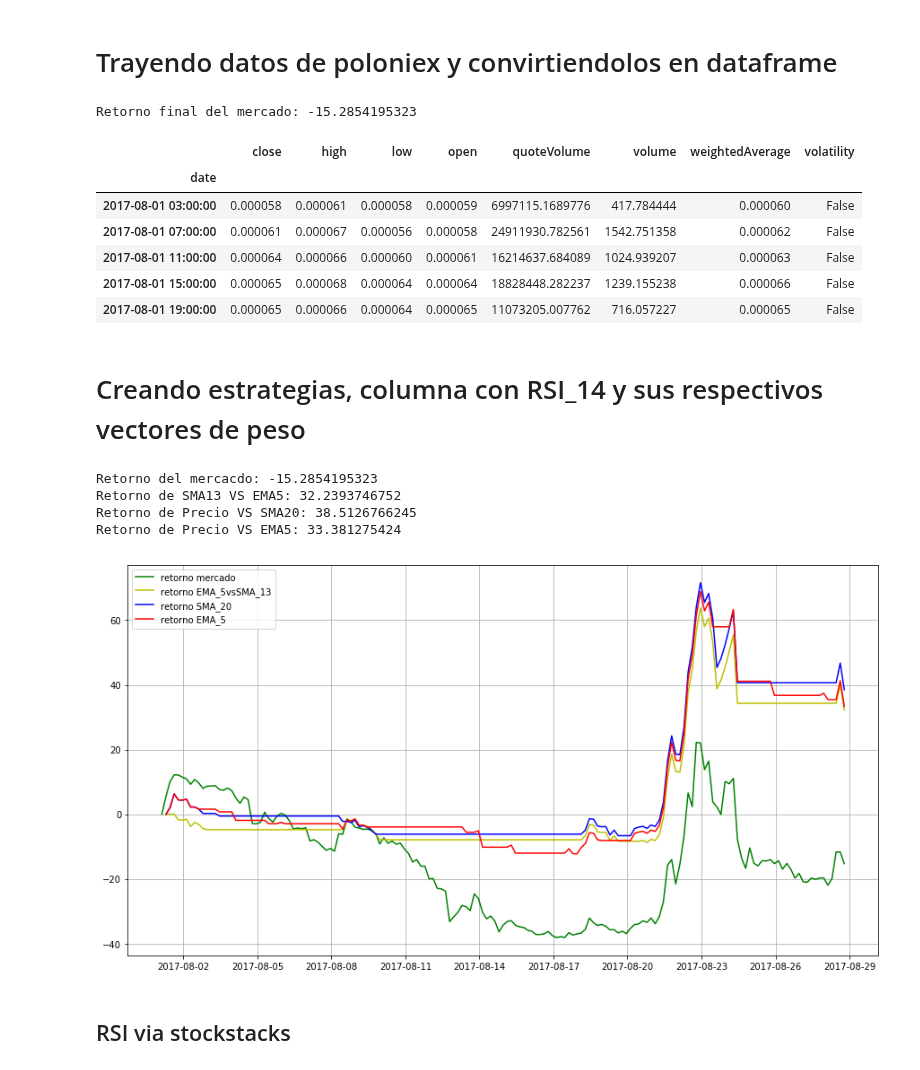
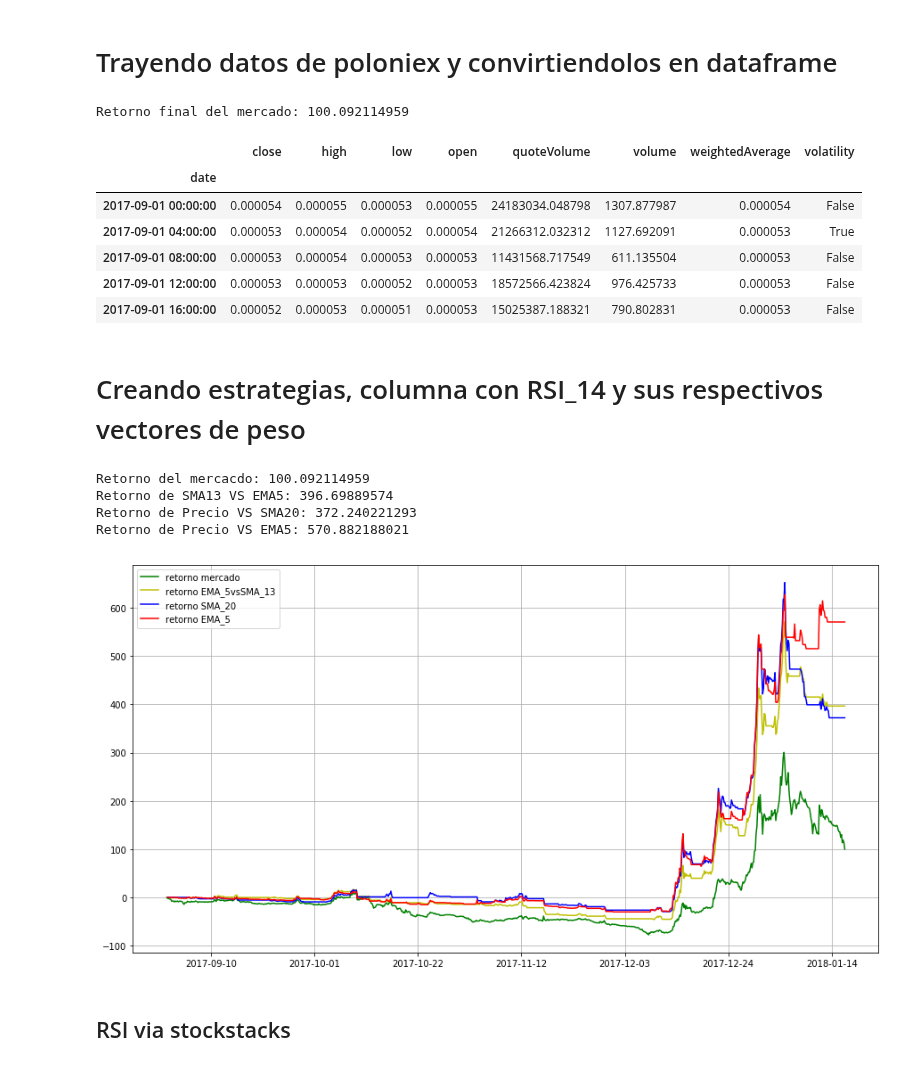
Before and after one commit to ADCryptoSolutions/adcb, a Jupyter notebook: ML strategy.ipynb, the cells around one changed output. Saved outputs shown, nothing was run; the diff lists cells and outputs as text; code cells hidden in the pictures.

```diff
--- a/ML strategy.ipynb
+++ b/ML strategy.ipynb
@@ -4,41 +4,41 @@
 import pandas as pd
 import pylab as plt
 from tusp import string2ts, ts2string
 from bot import prepareData,marketReturn
 import numpy as np
 %matplotlib inline
 plt.rcParams['figure.figsize'] = 15, 8
 
 # trayendo y preparando datos
 df  = prepareData(pair="BTC_XRP",
-                  start=string2ts("2017-10-01 00:00:00"),
-                  end=string2ts("2017-09-01 00:00:00"),
+                  start=string2ts("2017-09-01 00:00:00"),
+                  end=string2ts("2018-02-01 00:00:00"),
                   period=3600*4)
 """
 # calculando el retorno del mercado hasta el 4 quitil y del ultimo quintil
 df_train = df.loc["2014-09-10 00:00:00":"2017-06-01 00:00:00",:]
 df_test = df.loc["2017-06-01 00:00:00":"2017-09-01 00:00:00",:]
 """
 per = 0.9
 cum_return1 = marketReturn(df[:int(len(df)*per)]["close"])
 cum_return2 = marketReturn(df[int(len(df)*per):]["close"])
 #cum_return1 = marketReturn(df_train)
 #cum_return2 = marketReturn(df_test)
 
 marketReturn = cum_return1[-1]*100
 marketReturn2 = cum_return2[-1]*100
 
 print "Retorno final del mercado: %s"%(marketReturn)
 df.head()
 # %% [output]
-Retorno final del mercado: -15.2854195323
+Retorno final del mercado: 100.092114959
 |  | close | high | low | open | quoteVolume | volume | weightedAverage | volatility |
 | date |  |  |  |  |  |  |  |  |
-| 2017-08-01 03:00:00 | 0.000058 | 0.000061 | 0.000058 | 0.000059 | 6997115.1689776 | 417.784444 | 0.000060 | False |
-| 2017-08-01 07:00:00 | 0.000061 | 0.000067 | 0.000056 | 0.000058 | 24911930.782561 | 1542.751358 | 0.000062 | False |
-| 2017-08-01 11:00:00 | 0.000064 | 0.000066 | 0.000060 | 0.000061 | 16214637.684089 | 1024.939207 | 0.000063 | False |
-| 2017-08-01 15:00:00 | 0.000065 | 0.000068 | 0.000064 | 0.000064 | 18828448.282237 | 1239.155238 | 0.000066 | False |
-| 2017-08-01 19:00:00 | 0.000065 | 0.000066 | 0.000064 | 0.000065 | 11073205.007762 | 716.057227 | 0.000065 | False |
+| 2017-09-01 00:00:00 | 0.000054 | 0.000055 | 0.000053 | 0.000055 | 24183034.048798 | 1307.877987 | 0.000054 | False |
+| 2017-09-01 04:00:00 | 0.000053 | 0.000054 | 0.000052 | 0.000054 | 21266312.032312 | 1127.692091 | 0.000053 | True |
+| 2017-09-01 08:00:00 | 0.000053 | 0.000054 | 0.000053 | 0.000053 | 11431568.717549 | 611.135504 | 0.000053 | False |
+| 2017-09-01 12:00:00 | 0.000053 | 0.000053 | 0.000052 | 0.000053 | 18572566.423824 | 976.425733 | 0.000053 | False |
+| 2017-09-01 16:00:00 | 0.000052 | 0.000053 | 0.000051 | 0.000053 | 15025387.188321 | 790.802831 | 0.000053 | False |
 # %% [markdown]
 # Creando estrategias, columna con RSI_14 y sus respectivos vectores de peso
 # %%
@@ -80,11 +80,11 @@ plt.plot(df.index[:int(len(df)*per)],v2*100,'r',label='retorno EMA_5')
 plt.legend(loc='best')
 plt.grid()
 # %% [output]
-Retorno del mercacdo: -15.2854195323
-Retorno de SMA13 VS EMA5: 32.2393746752
-Retorno de Precio VS SMA20: 38.5126766245
-Retorno de Precio VS EMA5: 33.381275424
+Retorno del mercacdo: 100.092114959
+Retorno de SMA13 VS EMA5: 396.69889574
+Retorno de Precio VS SMA20: 372.240221293
+Retorno de Precio VS EMA5: 570.882188021
-[figure, old version]
+[figure, new version]
 # %% [markdown]
 ## RSI via stockstacks
 # %%
```
Also changed, not shown: parts of 8 cells of this notebook, 1 other file.
